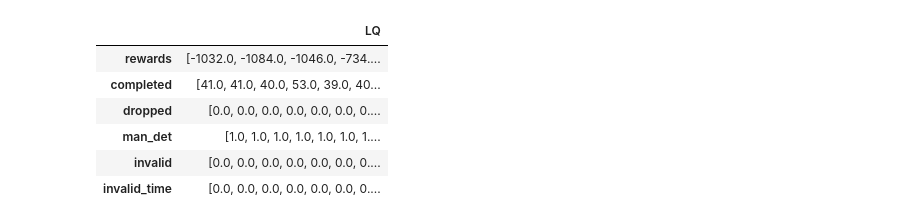
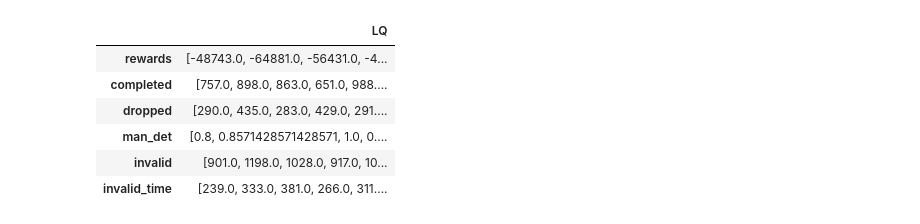
Before and after one commit to tedinspace/stat184-final-project, a Jupyter notebook: scripts/experiments/plots/ql-plotting.ipynb, the cells around one changed output. Cells and saved outputs as stored; diff of their text form; code cells hidden in the pictures.

```diff
--- a/scripts/experiments/plots/ql-plotting.ipynb
+++ b/scripts/experiments/plots/ql-plotting.ipynb
@@ -24,16 +29,16 @@ qData = lambda df,df_dqn,df_l, cat: {
     'Random': df['random'][cat],
     'No Action': df['no_action'][cat],
 }
-# %%
-df_lq
-# %% [output]
-|  | LQ |
-| rewards | [-1032.0, -1084.0, -1046.0, -734.... |
-| completed | [41.0, 41.0, 40.0, 53.0, 39.0, 40... |
-| dropped | [0.0, 0.0, 0.0, 0.0, 0.0, 0.0, 0.... |
-| man_det | [1.0, 1.0, 1.0, 1.0, 1.0, 1.0, 1.... |
-| invalid | [0.0, 0.0, 0.0, 0.0, 0.0, 0.0, 0.... |
-| invalid_time | [0.0, 0.0, 0.0, 0.0, 0.0, 0.0, 0.... |
+# %%
+df_lq2
+# %% [output]
+|  | LQ |
+| rewards | [-48743.0, -64881.0, -56431.0, -4... |
+| completed | [757.0, 898.0, 863.0, 651.0, 988.... |
+| dropped | [290.0, 435.0, 283.0, 429.0, 291.... |
+| man_det | [0.8, 0.8571428571428571, 1.0, 0.... |
+| invalid | [901.0, 1198.0, 1028.0, 917.0, 10... |
+| invalid_time | [239.0, 333.0, 381.0, 266.0, 311.... |
 # %%
 
 # Plotting multiple boxplots on the same axis
```
Also changed, not shown: parts of 6 cells of this notebook, 18 other files.
